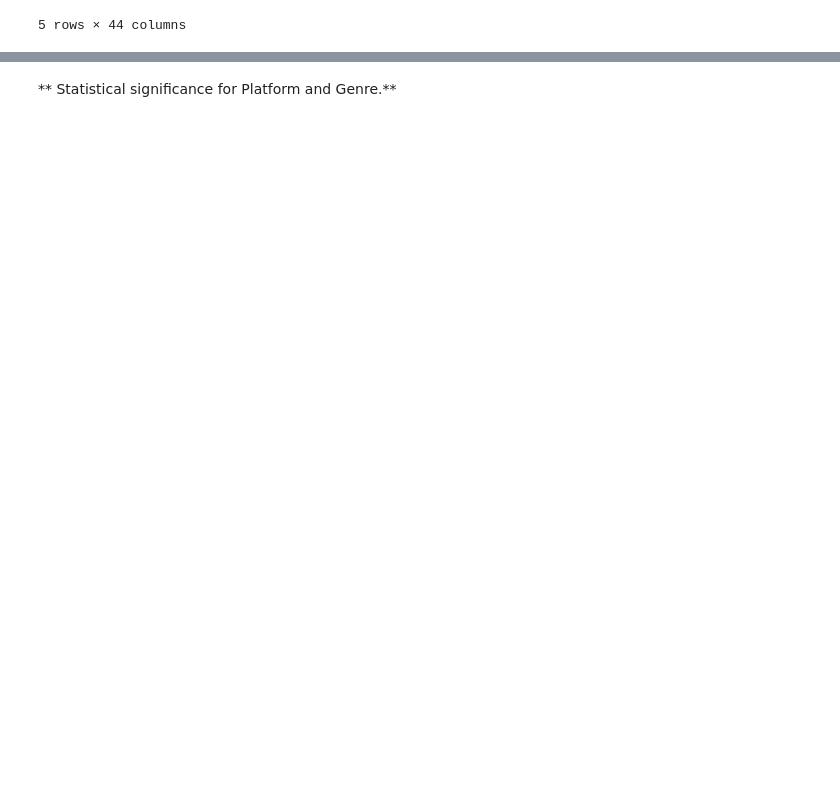
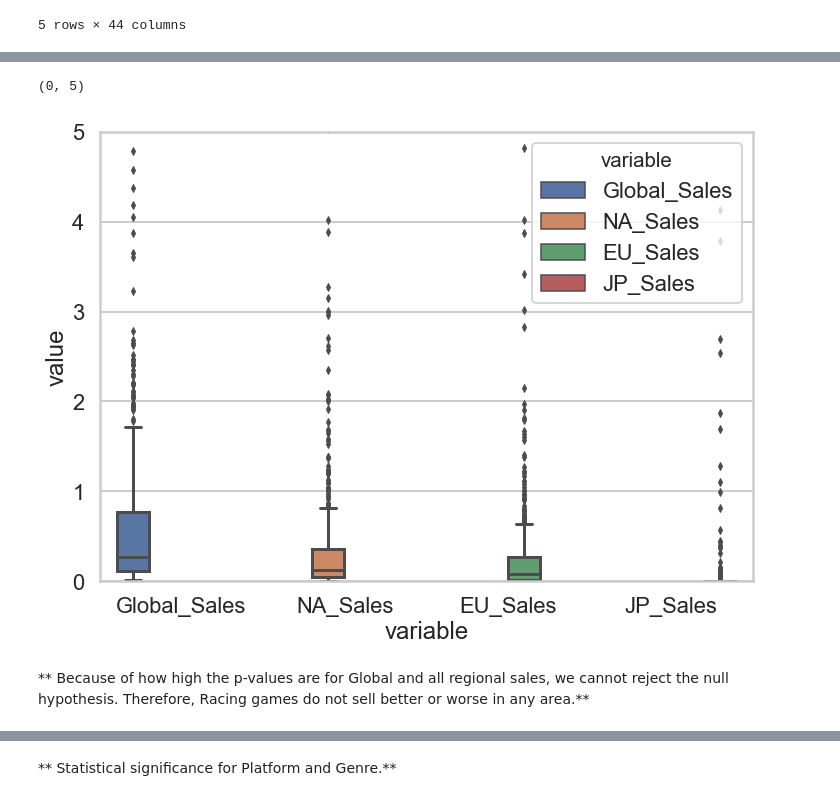
Before and after one commit to SportsReiter12/Data-Science, a Jupyter notebook: Video Game Capstone Project/Inferential Statistics/Video Game Capstone EDA - Inferential Statistics.ipynb, the cells around one changed output, grey strips where cells are left out. Cells and saved outputs as stored; diff of their text form; code cells hidden in the pictures; blank space fills up the shorter version.

```diff
--- a/Video Game Capstone Project/Inferential Statistics/Video Game Capstone EDA - Inferential Statistics.ipynb
+++ b/Video Game Capstone Project/Inferential Statistics/Video Game Capstone EDA - Inferential Statistics.ipynb
@@ -956,0 +150,11 @@ p-value: 6.74562968998e-287
+# %%
+# Boxplot of Racing Game Sales
+df_racing = pd.melt(df, id_vars='Racing', value_vars=['Global_Sales', 'NA_Sales', 'EU_Sales', 'JP_Sales'])
+df_racing = df_racing[df_racing['Racing'] == 1]
+ax = sns.boxplot(x='variable', y='value', data=df_racing, hue='variable')
+ax.set_ylim(0, 5)
+# %% [output]
+(0, 5)
+[figure, added]
+# %% [markdown]
+** Because of how high the p-values are for Global and all regional sales, we cannot reject the null hypothesis. Therefore, Racing games do not sell better or worse in any area.**
```
Also changed, not shown: parts of 144 cells of this notebook.
